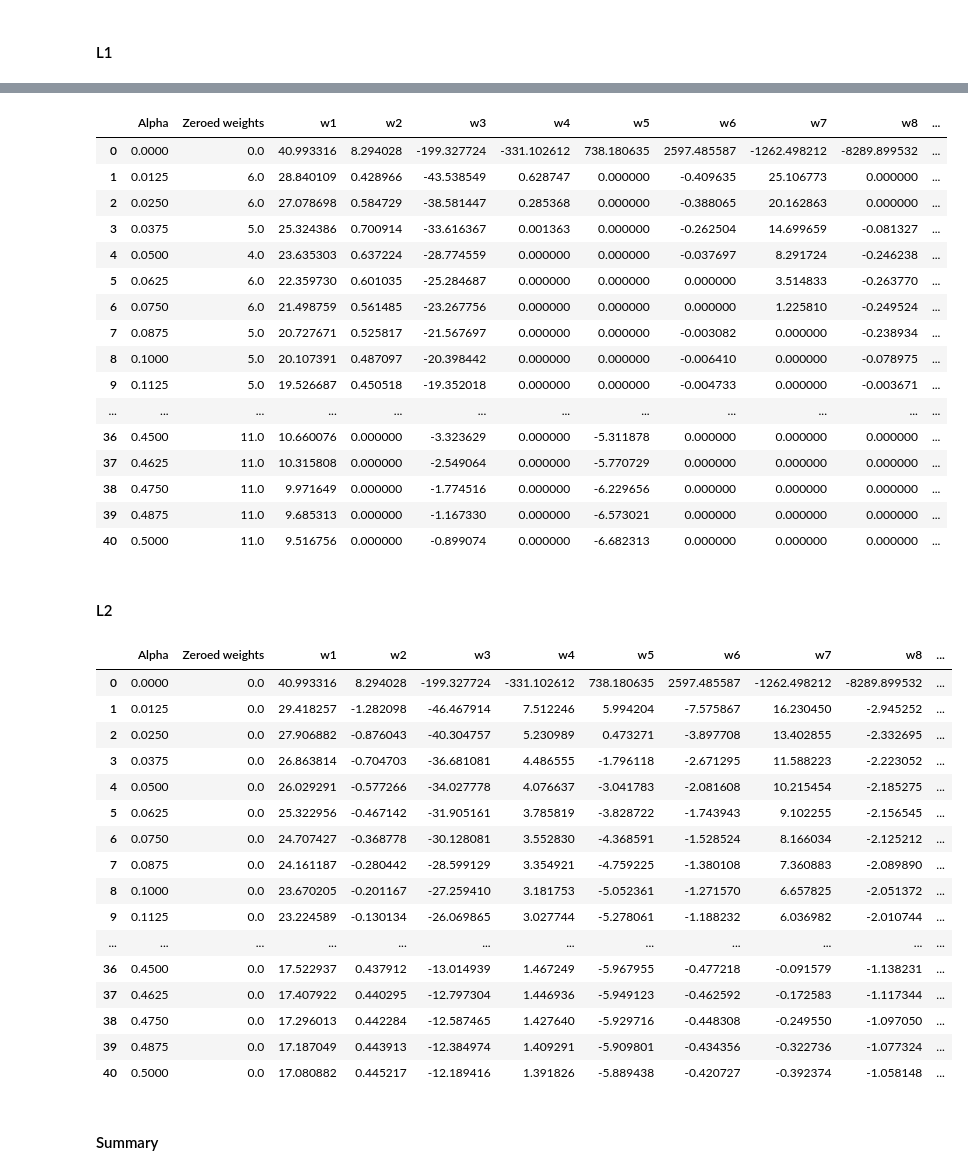
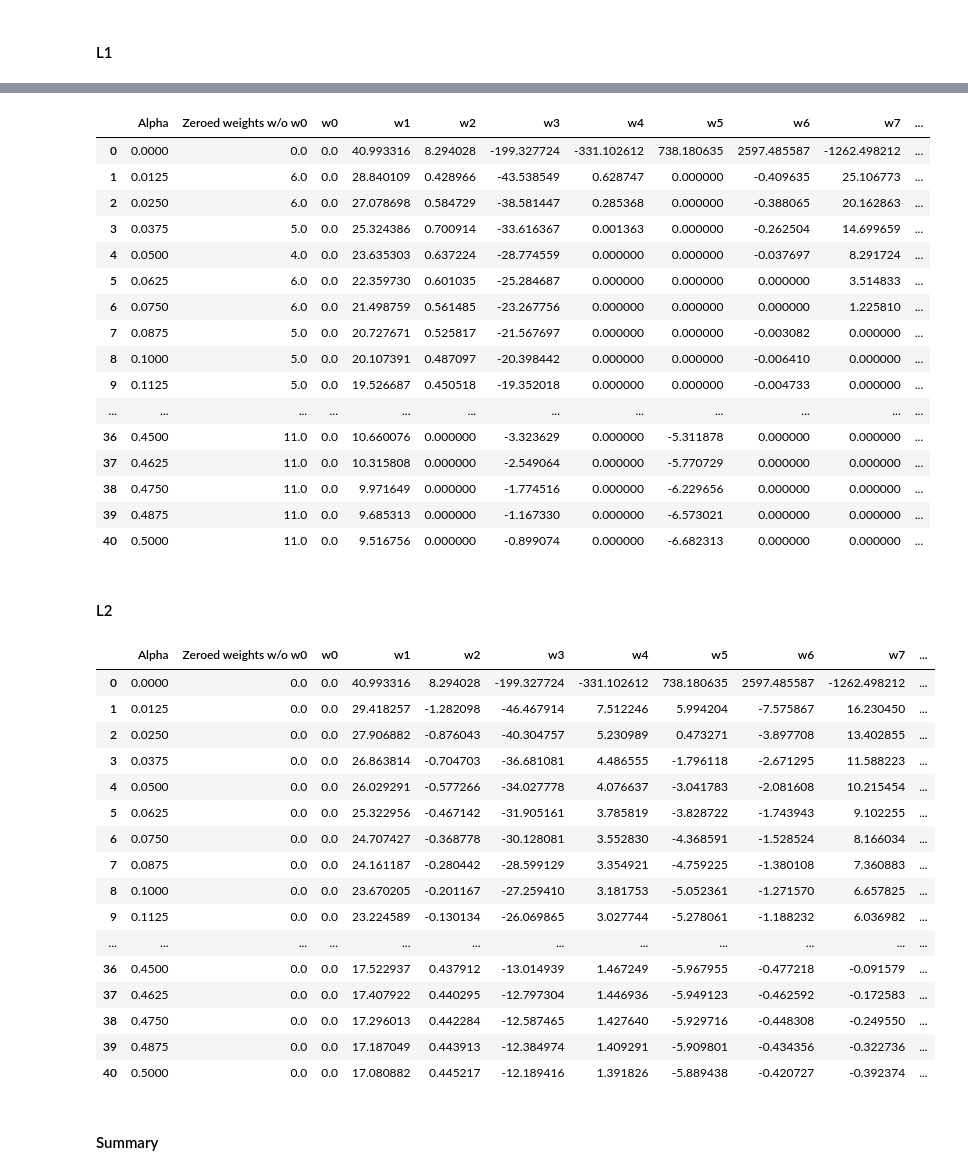
Before and after one commit to fedorxivanov/rsschool-ml-intro, a Jupyter notebook: week3_task.ipynb, the cells around one changed output, grey strips where cells are left out. Cells and saved outputs as stored; diff of their text form; code cells hidden in the pictures.

Commit message:
add w0 coefficient to tables

```diff
--- a/week3_task.ipynb
+++ b/week3_task.ipynb
@@ -459,74 +460,74 @@ def get_weights (penalty, alpha): # run cross_validate and return mean of weight
         model_coefficients = model['reg'].coef_
         weights.append(model_coefficients) # add weights calculated for each cross validation split
     weights = np.array(weights) # convert to np array
-    weights = weights[:,1:] # getting rid of the w0
+    #weights = weights[:,1:] # getting rid of the w0
     weights = np.mean(weights, axis=0) # calculate mean values of each of 16 weights
     return list(weights)
 
 def calculate_zero_weigths (row):
-    weights = row.iloc[2:] # get values from all but 'Zeroed weights' and 'Alpha' columns
+    weights = row.iloc[3:] # get values from all but 'Zeroed weights' and 'Alpha' columns
     zeroed_weights = len(np.where(weights == 0)[0]) # get indices of columns containing 0, its array and calculate its length
-    row['Zeroed weights'] = zeroed_weights # assign the calculated value to the 'Zeroed weights' column
+    row['Zeroed weights w/o w0'] = zeroed_weights # assign the calculated value to the 'Zeroed weights' column
     return row
 
 l1_weights = [] # initialize the array to store weights
 for alpha in ALPHAS:
     l1_weights.append(get_weights('L1', alpha))
 pd_l1_weights = pd.DataFrame(l1_weights) # create new dataframe
-pd_l1_weights.columns=["w"+str(i) for i in range(1, 16)] #rename columns so that they represent weights
+pd_l1_weights.columns=["w"+str(i) for i in range(0, 16)] #rename columns so that they represent weights
 pd_l1_weights.insert(0, 'Alpha', ALPHAS) # add new column to the left
-pd_l1_weights.insert(1, 'Zeroed weights', np.zeros(len(l1_weights), dtype=int)) # add new column and fill it with zeros
+pd_l1_weights.insert(1, 'Zeroed weights w/o w0', np.zeros(len(l1_weights), dtype=int)) # add new column and fill it with zeros
 pd_l1_weights = pd_l1_weights.apply(calculate_zero_weigths, axis=1) # fill the column with actual values
 pd_l1_weights #display the output
 # %% [output]
-|  | Alpha | Zeroed weights | w1 | w2 | w3 | w4 | w5 | w6 | w7 | w8 | ... |
-| 0 | 0.0000 | 0.0 | 40.993316 | 8.294028 | -199.327724 | -331.102612 | 738.180635 | 2597.485587 | -1262.498212 | -8289.899532 | ... |
-| 1 | 0.0125 | 6.0 | 28.840109 | 0.428966 | -43.538549 | 0.628747 | 0.000000 | -0.409635 | 25.106773 | 0.000000 | ... |
-| 2 | 0.0250 | 6.0 | 27.078698 | 0.584729 | -38.581447 | 0.285368 | 0.000000 | -0.388065 | 20.162863 | 0.000000 | ... |
-| 3 | 0.0375 | 5.0 | 25.324386 | 0.700914 | -33.616367 | 0.001363 | 0.000000 | -0.262504 | 14.699659 | -0.081327 | ... |
-| 4 | 0.0500 | 4.0 | 23.635303 | 0.637224 | -28.774559 | 0.000000 | 0.000000 | -0.037697 | 8.291724 | -0.246238 | ... |
-| 5 | 0.0625 | 6.0 | 22.359730 | 0.601035 | -25.284687 | 0.000000 | 0.000000 | 0.000000 | 3.514833 | -0.263770 | ... |
-| 6 | 0.0750 | 6.0 | 21.498759 | 0.561485 | -23.267756 | 0.000000 | 0.000000 | 0.000000 | 1.225810 | -0.249524 | ... |
-| 7 | 0.0875 | 5.0 | 20.727671 | 0.525817 | -21.567697 | 0.000000 | 0.000000 | -0.003082 | 0.000000 | -0.238934 | ... |
-| 8 | 0.1000 | 5.0 | 20.107391 | 0.487097 | -20.398442 | 0.000000 | 0.000000 | -0.006410 | 0.000000 | -0.078975 | ... |
-| 9 | 0.1125 | 5.0 | 19.526687 | 0.450518 | -19.352018 | 0.000000 | 0.000000 | -0.004733 | 0.000000 | -0.003671 | ... |
+|  | Alpha | Zeroed weights w/o w0 | w0 | w1 | w2 | w3 | w4 | w5 | w6 | w7 | ... |
+| 0 | 0.0000 | 0.0 | 0.0 | 40.993316 | 8.294028 | -199.327724 | -331.102612 | 738.180635 | 2597.485587 | -1262.498212 | ... |
+| 1 | 0.0125 | 6.0 | 0.0 | 28.840109 | 0.428966 | -43.538549 | 0.628747 | 0.000000 | -0.409635 | 25.106773 | ... |
+| 2 | 0.0250 | 6.0 | 0.0 | 27.078698 | 0.584729 | -38.581447 | 0.285368 | 0.000000 | -0.388065 | 20.162863 | ... |
+| 3 | 0.0375 | 5.0 | 0.0 | 25.324386 | 0.700914 | -33.616367 | 0.001363 | 0.000000 | -0.262504 | 14.699659 | ... |
+| 4 | 0.0500 | 4.0 | 0.0 | 23.635303 | 0.637224 | -28.774559 | 0.000000 | 0.000000 | -0.037697 | 8.291724 | ... |
+| 5 | 0.0625 | 6.0 | 0.0 | 22.359730 | 0.601035 | -25.284687 | 0.000000 | 0.000000 | 0.000000 | 3.514833 | ... |
+| 6 | 0.0750 | 6.0 | 0.0 | 21.498759 | 0.561485 | -23.267756 | 0.000000 | 0.000000 | 0.000000 | 1.225810 | ... |
+| 7 | 0.0875 | 5.0 | 0.0 | 20.727671 | 0.525817 | -21.567697 | 0.000000 | 0.000000 | -0.003082 | 0.000000 | ... |
+| 8 | 0.1000 | 5.0 | 0.0 | 20.107391 | 0.487097 | -20.398442 | 0.000000 | 0.000000 | -0.006410 | 0.000000 | ... |
+| 9 | 0.1125 | 5.0 | 0.0 | 19.526687 | 0.450518 | -19.352018 | 0.000000 | 0.000000 | -0.004733 | 0.000000 | ... |
 | ... | ... | ... | ... | ... | ... | ... | ... | ... | ... | ... | ... |
-| 36 | 0.4500 | 11.0 | 10.660076 | 0.000000 | -3.323629 | 0.000000 | -5.311878 | 0.000000 | 0.000000 | 0.000000 | ... |
-| 37 | 0.4625 | 11.0 | 10.315808 | 0.000000 | -2.549064 | 0.000000 | -5.770729 | 0.000000 | 0.000000 | 0.000000 | ... |
-| 38 | 0.4750 | 11.0 | 9.971649 | 0.000000 | -1.774516 | 0.000000 | -6.229656 | 0.000000 | 0.000000 | 0.000000 | ... |
-| 39 | 0.4875 | 11.0 | 9.685313 | 0.000000 | -1.167330 | 0.000000 | -6.573021 | 0.000000 | 0.000000 | 0.000000 | ... |
-| 40 | 0.5000 | 11.0 | 9.516756 | 0.000000 | -0.899074 | 0.000000 | -6.682313 | 0.000000 | 0.000000 | 0.000000 | ... |
+| 36 | 0.4500 | 11.0 | 0.0 | 10.660076 | 0.000000 | -3.323629 | 0.000000 | -5.311878 | 0.000000 | 0.000000 | ... |
+| 37 | 0.4625 | 11.0 | 0.0 | 10.315808 | 0.000000 | -2.549064 | 0.000000 | -5.770729 | 0.000000 | 0.000000 | ... |
+| 38 | 0.4750 | 11.0 | 0.0 | 9.971649 | 0.000000 | -1.774516 | 0.000000 | -6.229656 | 0.000000 | 0.000000 | ... |
+| 39 | 0.4875 | 11.0 | 0.0 | 9.685313 | 0.000000 | -1.167330 | 0.000000 | -6.573021 | 0.000000 | 0.000000 | ... |
+| 40 | 0.5000 | 11.0 | 0.0 | 9.516756 | 0.000000 | -0.899074 | 0.000000 | -6.682313 | 0.000000 | 0.000000 | ... |
 # %% [markdown]
 #### L2
 # %%
 # repeat actions above  for L2
 l2_weights = []
 for alpha in ALPHAS:
     l2_weights.append(get_weights('L2', alpha))
 pd_l2_weights = pd.DataFrame(l2_weights)
-pd_l2_weights.columns=["w"+str(i) for i in range(1, 16)]
+pd_l2_weights.columns=["w"+str(i) for i in range(0, 16)]
 pd_l2_weights.insert(0, 'Alpha', ALPHAS)
-pd_l2_weights.insert(1, 'Zeroed weights', np.zeros(len(l1_weights), dtype=int))
+pd_l2_weights.insert(1, 'Zeroed weights w/o w0', np.zeros(len(l1_weights), dtype=int))
 pd_l2_weights = pd_l2_weights.apply(calculate_zero_weigths, axis=1)
 pd_l2_weights
 # %% [output]
-|  | Alpha | Zeroed weights | w1 | w2 | w3 | w4 | w5 | w6 | w7 | w8 | ... |
-| 0 | 0.0000 | 0.0 | 40.993316 | 8.294028 | -199.327724 | -331.102612 | 738.180635 | 2597.485587 | -1262.498212 | -8289.899532 | ... |
-| 1 | 0.0125 | 0.0 | 29.418257 | -1.282098 | -46.467914 | 7.512246 | 5.994204 | -7.575867 | 16.230450 | -2.945252 | ... |
-| 2 | 0.0250 | 0.0 | 27.906882 | -0.876043 | -40.304757 | 5.230989 | 0.473271 | -3.897708 | 13.402855 | -2.332695 | ... |
-| 3 | 0.0375 | 0.0 | 26.863814 | -0.704703 | -36.681081 | 4.486555 | -1.796118 | -2.671295 | 11.588223 | -2.223052 | ... |
-| 4 | 0.0500 | 0.0 | 26.029291 | -0.577266 | -34.027778 | 4.076637 | -3.041783 | -2.081608 | 10.215454 | -2.185275 | ... |
-| 5 | 0.0625 | 0.0 | 25.322956 | -0.467142 | -31.905161 | 3.785819 | -3.828722 | -1.743943 | 9.102255 | -2.156545 | ... |
-| 6 | 0.0750 | 0.0 | 24.707427 | -0.368778 | -30.128081 | 3.552830 | -4.368591 | -1.528524 | 8.166034 | -2.125212 | ... |
-| 7 | 0.0875 | 0.0 | 24.161187 | -0.280442 | -28.599129 | 3.354921 | -4.759225 | -1.380108 | 7.360883 | -2.089890 | ... |
-| 8 | 0.1000 | 0.0 | 23.670205 | -0.201167 | -27.259410 | 3.181753 | -5.052361 | -1.271570 | 6.657825 | -2.051372 | ... |
-| 9 | 0.1125 | 0.0 | 23.224589 | -0.130134 | -26.069865 | 3.027744 | -5.278061 | -1.188232 | 6.036982 | -2.010744 | ... |
+|  | Alpha | Zeroed weights w/o w0 | w0 | w1 | w2 | w3 | w4 | w5 | w6 | w7 | ... |
+| 0 | 0.0000 | 0.0 | 0.0 | 40.993316 | 8.294028 | -199.327724 | -331.102612 | 738.180635 | 2597.485587 | -1262.498212 | ... |
+| 1 | 0.0125 | 0.0 | 0.0 | 29.418257 | -1.282098 | -46.467914 | 7.512246 | 5.994204 | -7.575867 | 16.230450 | ... |
+| 2 | 0.0250 | 0.0 | 0.0 | 27.906882 | -0.876043 | -40.304757 | 5.230989 | 0.473271 | -3.897708 | 13.402855 | ... |
+| 3 | 0.0375 | 0.0 | 0.0 | 26.863814 | -0.704703 | -36.681081 | 4.486555 | -1.796118 | -2.671295 | 11.588223 | ... |
+| 4 | 0.0500 | 0.0 | 0.0 | 26.029291 | -0.577266 | -34.027778 | 4.076637 | -3.041783 | -2.081608 | 10.215454 | ... |
+| 5 | 0.0625 | 0.0 | 0.0 | 25.322956 | -0.467142 | -31.905161 | 3.785819 | -3.828722 | -1.743943 | 9.102255 | ... |
+| 6 | 0.0750 | 0.0 | 0.0 | 24.707427 | -0.368778 | -30.128081 | 3.552830 | -4.368591 | -1.528524 | 8.166034 | ... |
+| 7 | 0.0875 | 0.0 | 0.0 | 24.161187 | -0.280442 | -28.599129 | 3.354921 | -4.759225 | -1.380108 | 7.360883 | ... |
+| 8 | 0.1000 | 0.0 | 0.0 | 23.670205 | -0.201167 | -27.259410 | 3.181753 | -5.052361 | -1.271570 | 6.657825 | ... |
+| 9 | 0.1125 | 0.0 | 0.0 | 23.224589 | -0.130134 | -26.069865 | 3.027744 | -5.278061 | -1.188232 | 6.036982 | ... |
 | ... | ... | ... | ... | ... | ... | ... | ... | ... | ... | ... | ... |
-| 36 | 0.4500 | 0.0 | 17.522937 | 0.437912 | -13.014939 | 1.467249 | -5.967955 | -0.477218 | -0.091579 | -1.138231 | ... |
-| 37 | 0.4625 | 0.0 | 17.407922 | 0.440295 | -12.797304 | 1.446936 | -5.949123 | -0.462592 | -0.172583 | -1.117344 | ... |
-| 38 | 0.4750 | 0.0 | 17.296013 | 0.442284 | -12.587465 | 1.427640 | -5.929716 | -0.448308 | -0.249550 | -1.097050 | ... |
-| 39 | 0.4875 | 0.0 | 17.187049 | 0.443913 | -12.384974 | 1.409291 | -5.909801 | -0.434356 | -0.322736 | -1.077324 | ... |
-| 40 | 0.5000 | 0.0 | 17.080882 | 0.445217 | -12.189416 | 1.391826 | -5.889438 | -0.420727 | -0.392374 | -1.058148 | ... |
+| 36 | 0.4500 | 0.0 | 0.0 | 17.522937 | 0.437912 | -13.014939 | 1.467249 | -5.967955 | -0.477218 | -0.091579 | ... |
+| 37 | 0.4625 | 0.0 | 0.0 | 17.407922 | 0.440295 | -12.797304 | 1.446936 | -5.949123 | -0.462592 | -0.172583 | ... |
+| 38 | 0.4750 | 0.0 | 0.0 | 17.296013 | 0.442284 | -12.587465 | 1.427640 | -5.929716 | -0.448308 | -0.249550 | ... |
+| 39 | 0.4875 | 0.0 | 0.0 | 17.187049 | 0.443913 | -12.384974 | 1.409291 | -5.909801 | -0.434356 | -0.322736 | ... |
+| 40 | 0.5000 | 0.0 | 0.0 | 17.080882 | 0.445217 | -12.189416 | 1.391826 | -5.889438 | -0.420727 | -0.392374 | ... |
 # %% [markdown]
 #### Summary
 # %% [markdown]
```
Also changed, not shown: parts of 2 cells of this notebook.
